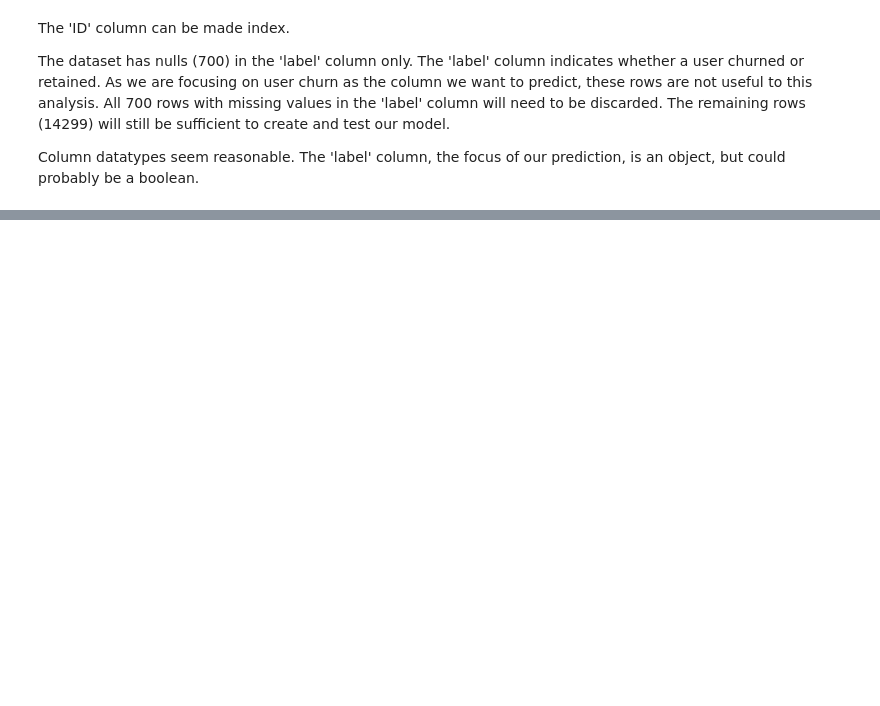
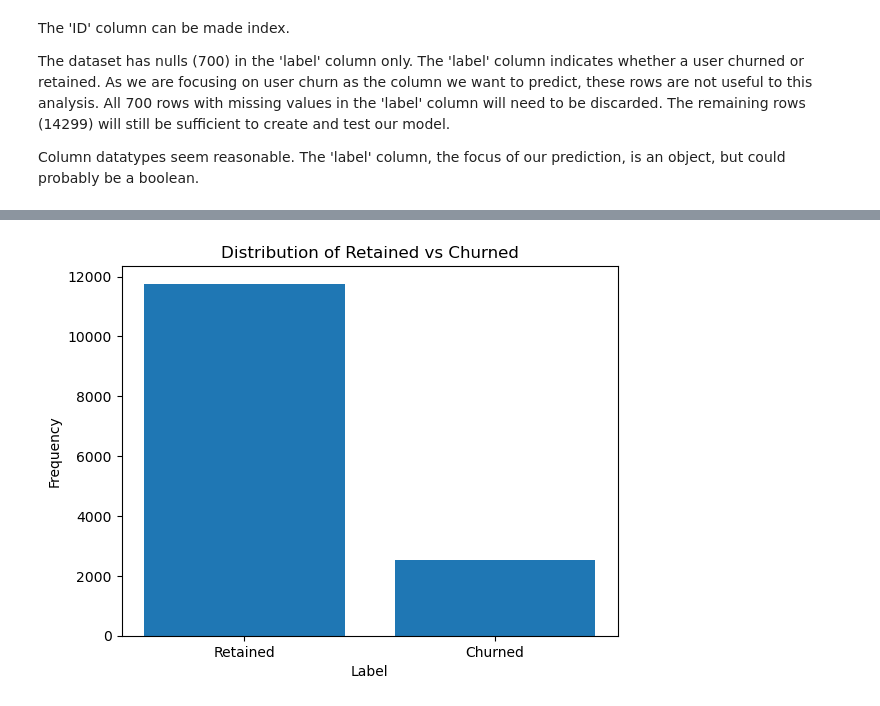
Before and after one commit to amoutafian/waze_capstone, a Jupyter notebook: notebooks/18.2_data_wrangling.ipynb, the cells around one changed output, grey strips where cells are left out. Drawn from its saved outputs; the diff is of its cells as text; code cells hidden in the pictures; blank space fills up the shorter version.

```diff
--- a/notebooks/18.2_data_wrangling.ipynb
+++ b/notebooks/18.2_data_wrangling.ipynb
@@ -152,0 +152,15 @@ df_indexed = waze_raw.set_index('ID')
+# %%
+
+# Count the number of True (Retained) and False (Churned)
+counts = waze_raw['label'].value_counts()
+
+# Create a bar chart
+plt.bar(['Retained', 'Churned'], counts)
+
+plt.xlabel('Label')
+plt.ylabel('Frequency')
+plt.title('Distribution of Retained vs Churned')
+
+plt.show()
+# %% [output]
+[figure, added]
```
Also changed, not shown: parts of 17 cells of this notebook.
